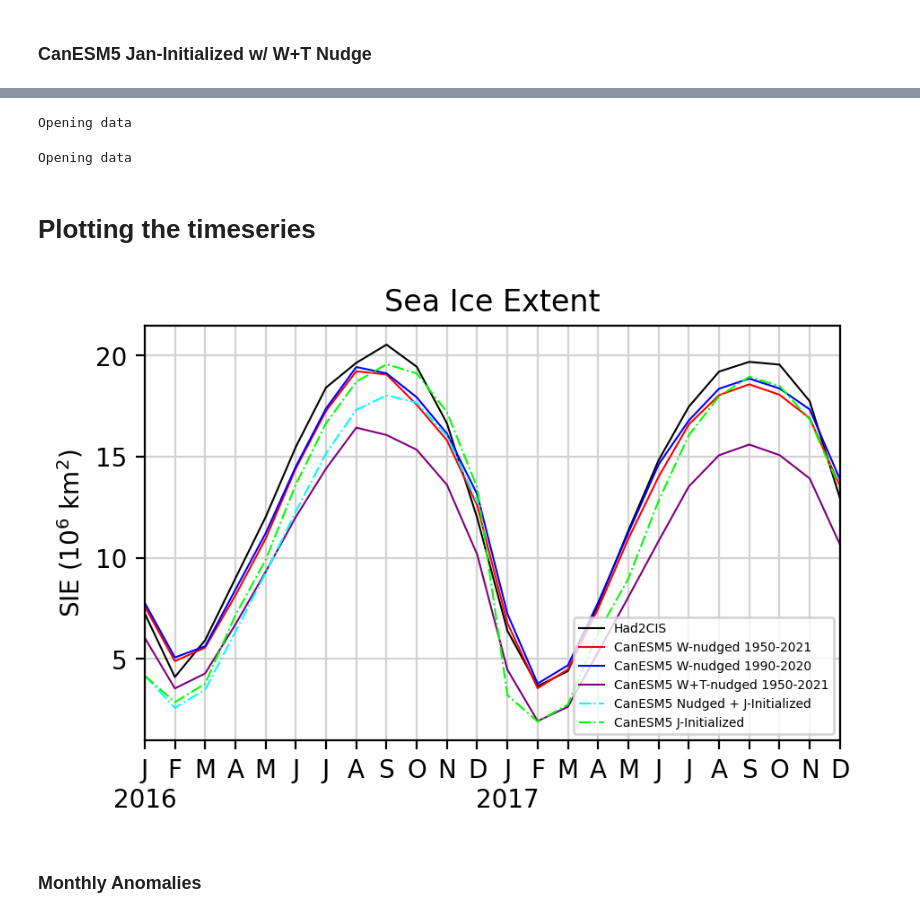
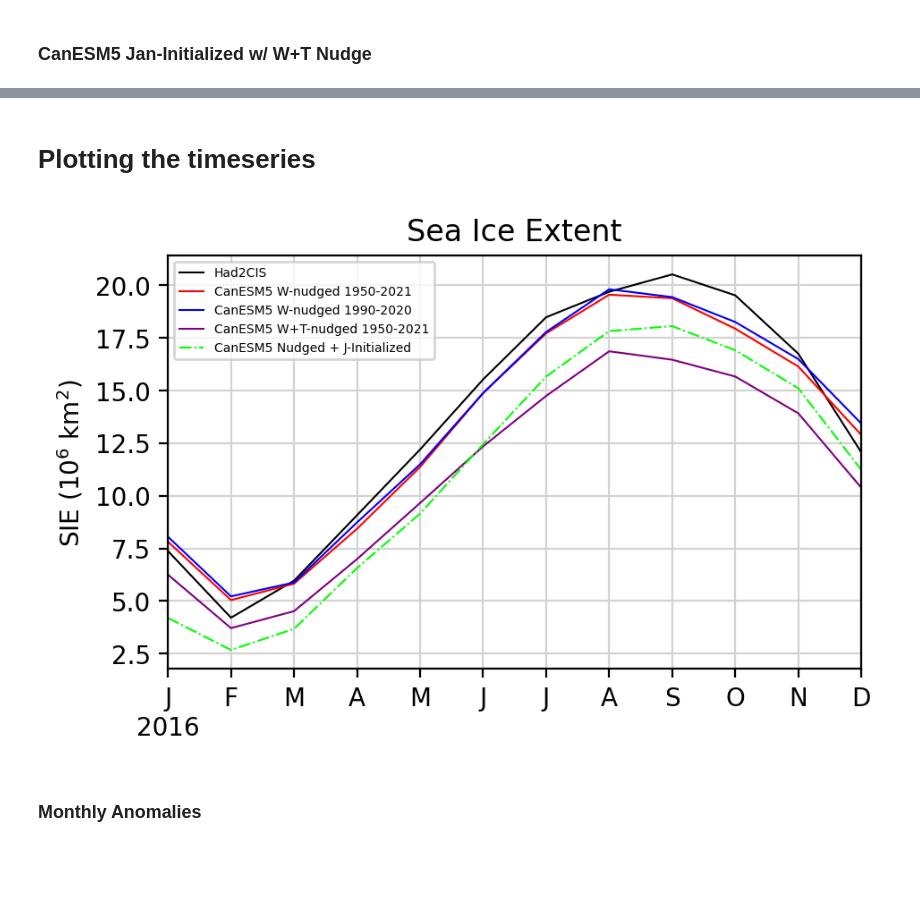
Before and after one commit to bobby-payne/icepack, a Jupyter notebook: Timeseries Plots.ipynb, the cells around one changed output, grey strips where cells are left out. Saved outputs shown, nothing was run; the diff lists cells and outputs as text; code cells hidden in the pictures; blank space fills up the shorter version.

Commit message:
migrate to eccc; change data paths

```diff
--- a/Timeseries Plots.ipynb
+++ b/Timeseries Plots.ipynb
@@ -54,8 +54,9 @@ sie_CanESM5_wn1950 = sic_to_sie(sic, grid, lat_bounds=(-90,0), sic_label='siconc
 sie_anom_CanESM5_wn1950 = remove_trend(sie_CanESM5_wn1950,'SIE',method=method,ref_period=daterange)
 sie_clim_CanESM5_wn1950 = get_climatology(sie_CanESM5_wn1950, var='SIE',ref_period=daterange_clim)
 # %%
-data_path = "../data/model/CanESM5/nudge/winds_199001-202012/sic_1x1/siconc_SImon_CanESM5_05_historical_r*.nc"
-grid_path = "../data/model/CanESM5/nudge/winds_199001-202012/sic_1x1/siconc_SImon_CanESM5_05_historical_grid.nc"
+data_path = "~/sea_ice/data/model/CanESM5/nudge/winds_199001-202012/sic/1x1/siconc_SImon_CanESM5-rsk2052-05_historical_r1i1p1f1_gn_199001-202012.nc"
+grid_path = "~/sea_ice/data/grids/grid_1x1.nc"
+
 
 # open data
 sic = format_time_coord(xr.open_mfdataset(data_path),'1990-01','2020-12',freq='M')
@@ -68,8 +69,8 @@ sie_clim_CanESM5_wn1990 = get_climatology(sie_CanESM5_wn1990, var='SIE',ref_peri
 # %% [markdown]
 ### CanESM5 Wind+T Nudged
 # %%
-data_path = "../data/model/CanESM5/nudge/winds+temp_195001-202112/sic_1x1/siconc_SImon_fullnudge_CanESM5_01_historical_r1i1p1f1_gn_195001-202112_1x1.nc"
-grid_path = "../data/model/CanESM5/nudge/winds+temp_195001-202112/sic_1x1/siconc_SImon_fullnudge_CanESM5_01_historical_grid.nc"
+data_path = "~/sea_ice/data/model/CanESM5/nudge/winds+temp_195001-202112/sic/1x1/siconc_SImon_CanESM5-rsk2050-01_historical_r1i1p1f1_gn_195001-202112.nc"
+grid_path = "~/sea_ice/data/grids/grid_1x1.nc"
 
 # open data
 sic = format_time_coord(xr.open_dataset(data_path),'1950-01','2021-12',freq='M')
@@ -121,9 +118,9 @@ Adding a lead time coordinate
 # %% [markdown]
 ### CanESM5 Jan-Initialized w/ W Nudge
 # %%
-data_path_list = [f"../data/model/CanESM5/nudge+init/winds_201601-201612/sic_1x1/siconc_SImon_CanESM5-c3bnw201601e0{e}_dcppA-hindcast_s2015-r{e}i1p2f1_gn_201601-201612.nc" for e in np.arange(1,10)]
-data_path_list.append("../data/model/CanESM5/nudge+init/winds_201601-201612/sic_1x1/siconc_SImon_CanESM5-c3bnw201601e10_dcppA-hindcast_s2015-r10i1p2f1_gn_201601-201612.nc")
-grid_path = "../data/model/CanESM5/nudge+init/winds+temp_201601-201612/sic_1x1/CanESM5-WTnudg_init_grid.nc"
+data_path_list = [f"~/sea_ice/data/model/CanESM5/nudge+init/winds_201601-201612/sic/1x1/siconc_SImon_CanESM5-c3bnw2-201601e0{e}_dcppA-hindcast_s2015-r{e}i1p2f1_gn_201601-201612.nc" for e in np.arange(1,10)]
+data_path_list.append("~/sea_ice/data/model/CanESM5/nudge+init/winds_201601-201612/sic/1x1/siconc_SImon_CanESM5-c3bnw2-201601e10_dcppA-hindcast_s2015-r10i1p2f1_gn_201601-201612.nc")
+grid_path = "~/sea_ice/data/grids/grid_1x1.nc"
 
 # open data, each file corresponding to one ENSEMBLE
 print("Opening data")
@@ -169,57 +164,34 @@ Opening data
-# %%
-data_path_list = [f"../data/model/CanESM5/nudge+init/winds_201601-201612/psl_1x1/psl_Amon_CanESM5-c3bnw201601e0{e}_dcppA-hindcast_s2015-r{e}i1p2f1_gn_201601-201612.nc" for e in np.arange(1,10)]
-data_path_list.append("../data/model/CanESM5/nudge+init/winds_201601-201612/psl_1x1/psl_Amon_CanESM5-c3bnw201601e10_dcppA-hindcast_s2015-r10i1p2f1_gn_201601-201612.nc")
-
-# open data, each file corresponding to one ENSEMBLE
-print("Opening data")
-psl_CanESM5_wn2016_init = []
-for i,path in enumerate(data_path_list):
-    psl = format_time_coord(xr.open_dataset(path),'2016-01','2016-12',freq='M').drop_dims('bnds')
-    psl_CanESM5_wn2016_init.append(psl)
-
-data_path_list = [f"../data/model/CanESM5/nudge+init/winds+temp_201601-201612/psl_1x1/psl_Amon_CanESM5-c3bnwt201601e0{e}_dcppA-hindcast_s2015-r{e}i1p2f1_gn_201601-201612.nc" for e in np.arange(1,10)]
-data_path_list.append("../data/model/CanESM5/nudge+init/winds+temp_201601-201612/psl_1x1/psl_Amon_CanESM5-c3bnwt201601e10_dcppA-hindcast_s2015-r10i1p2f1_gn_201601-201612.nc")
-
-# open data, each file corresponding to one ENSEMBLE
-print("Opening data")
-psl_CanESM5_wtn2016_init = []
-for i,path in enumerate(data_path_list):
-    psl = format_time_coord(xr.open_dataset(path),'2016-01','2016-12',freq='M').drop_dims('bnds')
-    psl_CanESM5_wtn2016_init.append(psl)
-# %% [output]
-Opening data
-Opening data
 # %% [markdown]
 # Plotting the timeseries
 # %%
 fix,ax=plt.subplots(1,1,figsize=(5,3),dpi=200)
 
 # The data to be plotted, the years over which to plot, labels for legend, etc.
-y0,y1 = [2016,2017]
-timeseries = [sie_Had2CIS, sie_CanESM5_wn1950, sie_CanESM5_wn1990, sie_CanESM5_wtn1950, sie_CanESM5_wn2016_init, sie_CanESM5_init[0].drop_vars('lead')]
-colors = ['black', 'red', 'blue', 'purple','cyan','lime']
+y0,y1 = [2016,2016]
+timeseries = [sie_Had2CIS, sie_CanESM5_wn1950, sie_CanESM5_wn1990, sie_CanESM5_wtn1950, sie_CanESM5_wn2016_init]# sie_CanESM5_init[0].drop_vars('lead')]
+colors = ['black', 'red', 'blue', 'purple','lime']
 linestyles = ['-','-','-','-','-.','-.']
-labels = ['Had2CIS','CanESM5 W-nudged 1950-2021','CanESM5 W-nudged 1990-2020','CanESM5 W+T-nudged 1950-2021','CanESM5 Nudged + J-Initialized','CanESM5 J-Initialized']
+labels = ['Had2CIS','CanESM5 W-nudged 1950-2021','CanESM5 W-nudged 1990-2020','CanESM5 W+T-nudged 1950-2021','CanESM5 Nudged + J-Initialized']
 
 # Plot the data
 for i,data in enumerate(timeseries):
     data.where((data['time.year']>=y0) & (data['time.year']<=y1),drop=True).to_dataframe().plot.line(ax=ax,color=colors[i],linestyle=linestyles[i],linewidth=0.75,legend=True)
 
 # Other details of the plots
 xlabels = monthletters*(y1-y0+1)
 for i,yr in enumerate(np.arange(y0,y1+1,1)):
     xlabels[12*i] += f'\n{yr}'
 ax.set_xlim(np.datetime64(f"{y0}-01"),np.datetime64(f"{y1}-12"))
 ax.set_xticks(np.arange(np.datetime64(f"{y0}-01"),np.datetime64(f"{y1+1}-01"),np.timedelta64(1,"M")))
 ax.set_xticklabels(xlabels)
 ax.set_xlabel(None)
 ax.set_ylabel(r"SIE ($10^6\ \mathrm{km}^2$)")
-ax.set_title("Sea Ice Extent")
+ax.set_title("SH Sea Ice Extent")
 ax.grid(color='lightgrey')
 ax.legend(labels,fontsize=5)
 plt.show()
 # %% [output]
-[figure, old version]
+[figure, new version]
 # %% [markdown]
 ### Monthly Anomalies
 # %%
```
Also changed, not shown: parts of 9 cells of this notebook, 1 other file.
